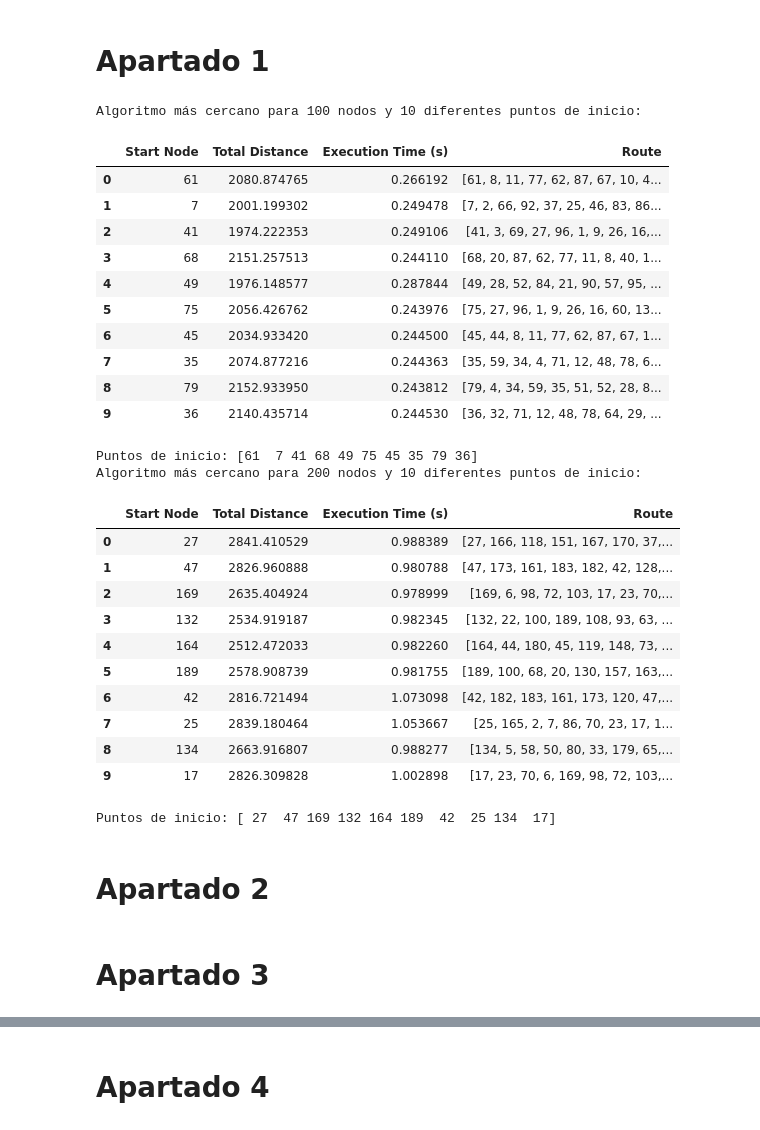
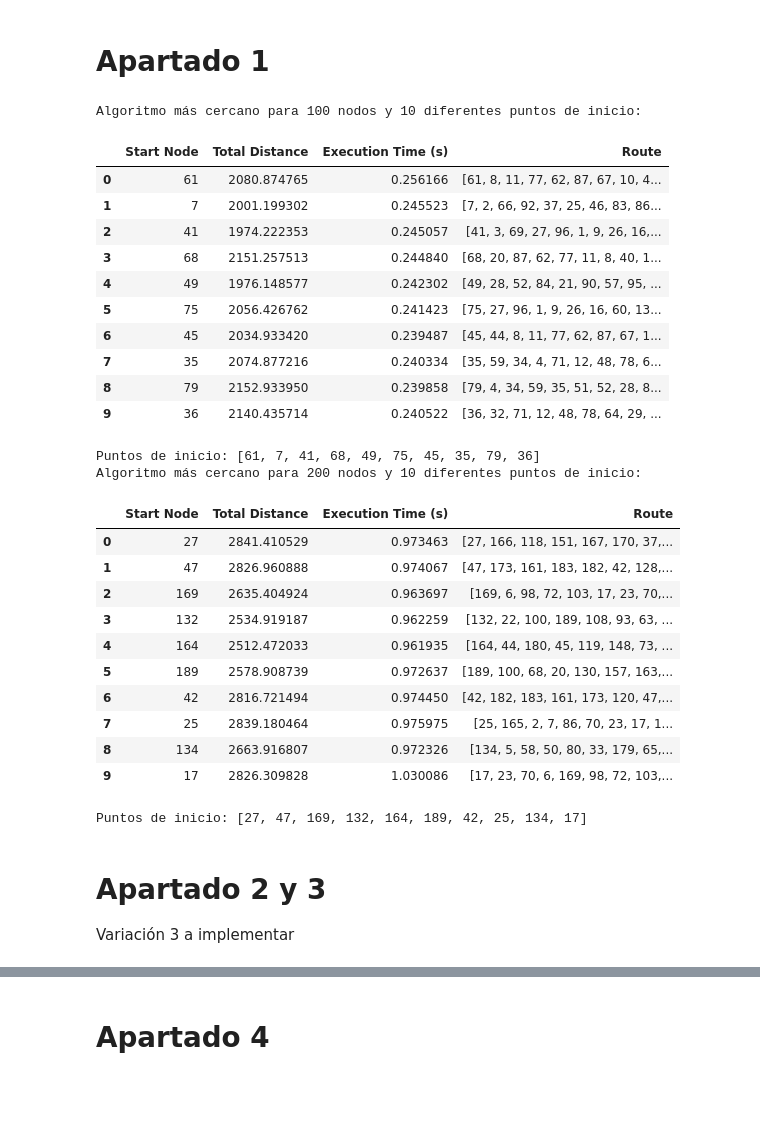
Before and after one commit to gavaldanatalia/master-umh-stat, a Jupyter notebook: IA optimizacion/p1_natalia_gavalda_entrega.ipynb, the cells around one changed output, grey strips where cells are left out. Saved outputs shown, nothing was run; the diff lists cells and outputs as text; code cells hidden in the pictures; blank space fills up the shorter version.

```diff
--- a/IA optimizacion/p1_natalia_gavalda_entrega.ipynb
+++ b/IA optimizacion/p1_natalia_gavalda_entrega.ipynb
@@ -72,15 +73,17 @@ def estimate_cost(route, data):
     return cost
 
 # Evaluación de los costes y tiempos de ejecución
-def evaluation_nearest_neighbor(data, different_nodes):
-
-    selected_start_nodes = np.random.choice(len(data), size=different_nodes, replace=False)
+def evaluation_nearest_neighbor(data, different_nodes, list_nodes=None):
+    if list_nodes is not None:
+        selected_start_nodes = list_nodes
+    else:
+        selected_start_nodes = np.random.choice(len(data), size=different_nodes, replace=False)
 
     results_limited = []
 
     for start_node in selected_start_nodes:
         start_time = time.time()  # Iniciar temporizador
-        route = nearest_neighbor(data, start_node)
+        route = nearest_neighbor(data, start_node) # Ejecución del algoritmo
         end_time = time.time()  # Finalizar temporizador
 
         cost = estimate_cost(route, data)
@@ -93,53 +96,51 @@ def evaluation_nearest_neighbor(data, different_nodes):
             'Route': route
         })
 
-    results_df_limited = pd.DataFrame(results_limited)
-    return results_df_limited, selected_start_nodes
+    results_df_limited = pd.DataFrame(results_limited) # df con los resultados
+    return results_df_limited, selected_start_nodes.tolist()
 # %%
 # Evaluación del algoritmo más cercado para 100 nodos y 200 nodos desde 10 nodos diferentes de inicio
-
 # Configuración de los datasets:
 data_100 = define_smaple_of_datapoints(size=100)
 data_200 = define_smaple_of_datapoints(size=200)
 
 # Evaluamos el algoritmo para 100 y 200 nodos
 print("Algoritmo más cercano para 100 nodos y 10 diferentes puntos de inicio:")
-results_df_limited, selected_start_nodes = evaluation_nearest_neighbor(data_100, 10)
-display(results_df_limited)
-print("Puntos de inicio:", selected_start_nodes)
+results_df_100_apartado_1, selected_start_nodes_100 = evaluation_nearest_neighbor(data_100, 10)
+display(results_df_100_apartado_1)
+print("Puntos de inicio:", selected_start_nodes_100)
 
 print("Algoritmo más cercano para 200 nodos y 10 diferentes puntos de inicio:")
-results_df_limited, selected_start_nodes = evaluation_nearest_neighbor(data_200, 10)
-display(results_df_limited)
-print("Puntos de inicio:", selected_start_nodes)
+results_df_200_apartado_1, selected_start_nodes_200 = evaluation_nearest_neighbor(data_200, 10)
+display(results_df_200_apartado_1)
+print("Puntos de inicio:", selected_start_nodes_200)
 # %% [output]
 Algoritmo más cercano para 100 nodos y 10 diferentes puntos de inicio:
 |  | Start Node | Total Distance | Execution Time (s) | Route |
-| 0 | 61 | 2080.874765 | 0.266192 | [61, 8, 11, 77, 62, 87, 67, 10, 4... |
-| 1 | 7 | 2001.199302 | 0.249478 | [7, 2, 66, 92, 37, 25, 46, 83, 86... |
-| 2 | 41 | 1974.222353 | 0.249106 | [41, 3, 69, 27, 96, 1, 9, 26, 16,... |
-| 3 | 68 | 2151.257513 | 0.244110 | [68, 20, 87, 62, 77, 11, 8, 40, 1... |
-| 4 | 49 | 1976.148577 | 0.287844 | [49, 28, 52, 84, 21, 90, 57, 95, ... |
-| 5 | 75 | 2056.426762 | 0.243976 | [75, 27, 96, 1, 9, 26, 16, 60, 13... |
-| 6 | 45 | 2034.933420 | 0.244500 | [45, 44, 8, 11, 77, 62, 87, 67, 1... |
-| 7 | 35 | 2074.877216 | 0.244363 | [35, 59, 34, 4, 71, 12, 48, 78, 6... |
-| 8 | 79 | 2152.933950 | 0.243812 | [79, 4, 34, 59, 35, 51, 52, 28, 8... |
-| 9 | 36 | 2140.435714 | 0.244530 | [36, 32, 71, 12, 48, 78, 64, 29, ... |
+| 0 | 61 | 2080.874765 | 0.256166 | [61, 8, 11, 77, 62, 87, 67, 10, 4... |
+| 1 | 7 | 2001.199302 | 0.245523 | [7, 2, 66, 92, 37, 25, 46, 83, 86... |
+| 2 | 41 | 1974.222353 | 0.245057 | [41, 3, 69, 27, 96, 1, 9, 26, 16,... |
+| 3 | 68 | 2151.257513 | 0.244840 | [68, 20, 87, 62, 77, 11, 8, 40, 1... |
+| 4 | 49 | 1976.148577 | 0.242302 | [49, 28, 52, 84, 21, 90, 57, 95, ... |
+| 5 | 75 | 2056.426762 | 0.241423 | [75, 27, 96, 1, 9, 26, 16, 60, 13... |
+| 6 | 45 | 2034.933420 | 0.239487 | [45, 44, 8, 11, 77, 62, 87, 67, 1... |
+| 7 | 35 | 2074.877216 | 0.240334 | [35, 59, 34, 4, 71, 12, 48, 78, 6... |
+| 8 | 79 | 2152.933950 | 0.239858 | [79, 4, 34, 59, 35, 51, 52, 28, 8... |
+| 9 | 36 | 2140.435714 | 0.240522 | [36, 32, 71, 12, 48, 78, 64, 29, ... |
-Puntos de inicio: [61  7 41 68 49 75 45 35 79 36]
+Puntos de inicio: [61, 7, 41, 68, 49, 75, 45, 35, 79, 36]
 Algoritmo más cercano para 200 nodos y 10 diferentes puntos de inicio:
 |  | Start Node | Total Distance | Execution Time (s) | Route |
-| 0 | 27 | 2841.410529 | 0.988389 | [27, 166, 118, 151, 167, 170, 37,... |
-| 1 | 47 | 2826.960888 | 0.980788 | [47, 173, 161, 183, 182, 42, 128,... |
-| 2 | 169 | 2635.404924 | 0.978999 | [169, 6, 98, 72, 103, 17, 23, 70,... |
-| 3 | 132 | 2534.919187 | 0.982345 | [132, 22, 100, 189, 108, 93, 63, ... |
-| 4 | 164 | 2512.472033 | 0.982260 | [164, 44, 180, 45, 119, 148, 73, ... |
-| 5 | 189 | 2578.908739 | 0.981755 | [189, 100, 68, 20, 130, 157, 163,... |
-| 6 | 42 | 2816.721494 | 1.073098 | [42, 182, 183, 161, 173, 120, 47,... |
-| 7 | 25 | 2839.180464 | 1.053667 | [25, 165, 2, 7, 86, 70, 23, 17, 1... |
-| 8 | 134 | 2663.916807 | 0.988277 | [134, 5, 58, 50, 80, 33, 179, 65,... |
-| 9 | 17 | 2826.309828 | 1.002898 | [17, 23, 70, 6, 169, 98, 72, 103,... |
+| 0 | 27 | 2841.410529 | 0.973463 | [27, 166, 118, 151, 167, 170, 37,... |
+| 1 | 47 | 2826.960888 | 0.974067 | [47, 173, 161, 183, 182, 42, 128,... |
+| 2 | 169 | 2635.404924 | 0.963697 | [169, 6, 98, 72, 103, 17, 23, 70,... |
+| 3 | 132 | 2534.919187 | 0.962259 | [132, 22, 100, 189, 108, 93, 63, ... |
+| 4 | 164 | 2512.472033 | 0.961935 | [164, 44, 180, 45, 119, 148, 73, ... |
+| 5 | 189 | 2578.908739 | 0.972637 | [189, 100, 68, 20, 130, 157, 163,... |
+| 6 | 42 | 2816.721494 | 0.974450 | [42, 182, 183, 161, 173, 120, 47,... |
+| 7 | 25 | 2839.180464 | 0.975975 | [25, 165, 2, 7, 86, 70, 23, 17, 1... |
+| 8 | 134 | 2663.916807 | 0.972326 | [134, 5, 58, 50, 80, 33, 179, 65,... |
+| 9 | 17 | 2826.309828 | 1.030086 | [17, 23, 70, 6, 169, 98, 72, 103,... |
-Puntos de inicio: [ 27  47 169 132 164 189  42  25 134  17]
+Puntos de inicio: [27, 47, 169, 132, 164, 189, 42, 25, 134, 17]
 # %% [markdown]
-# Apartado 2
+# Apartado 2 y 3
+Variación 3 a implementar
-# %% [markdown]
-# Apartado 3
```
Also changed, not shown: parts of 5 cells of this notebook, 8 other files.
